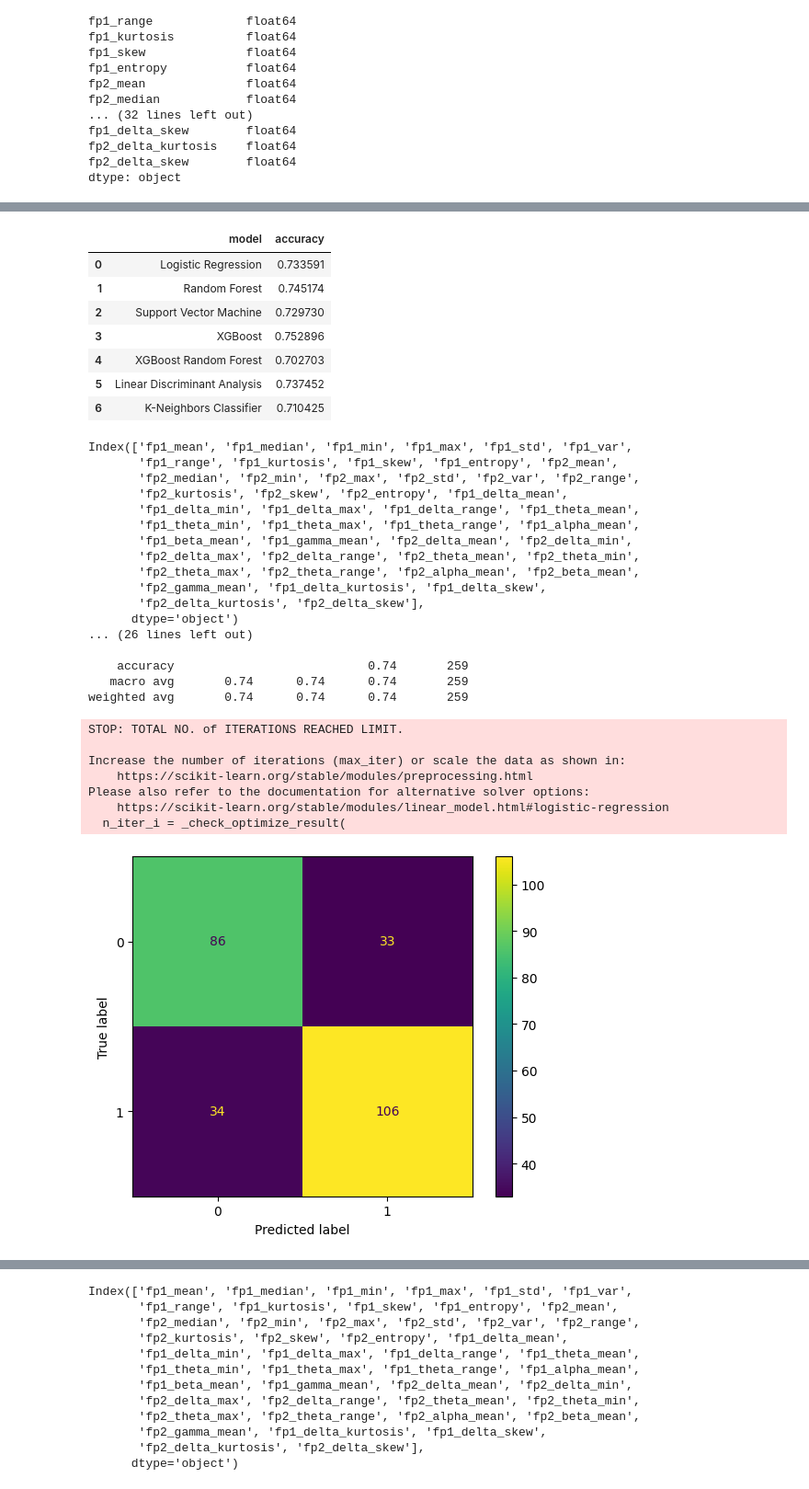
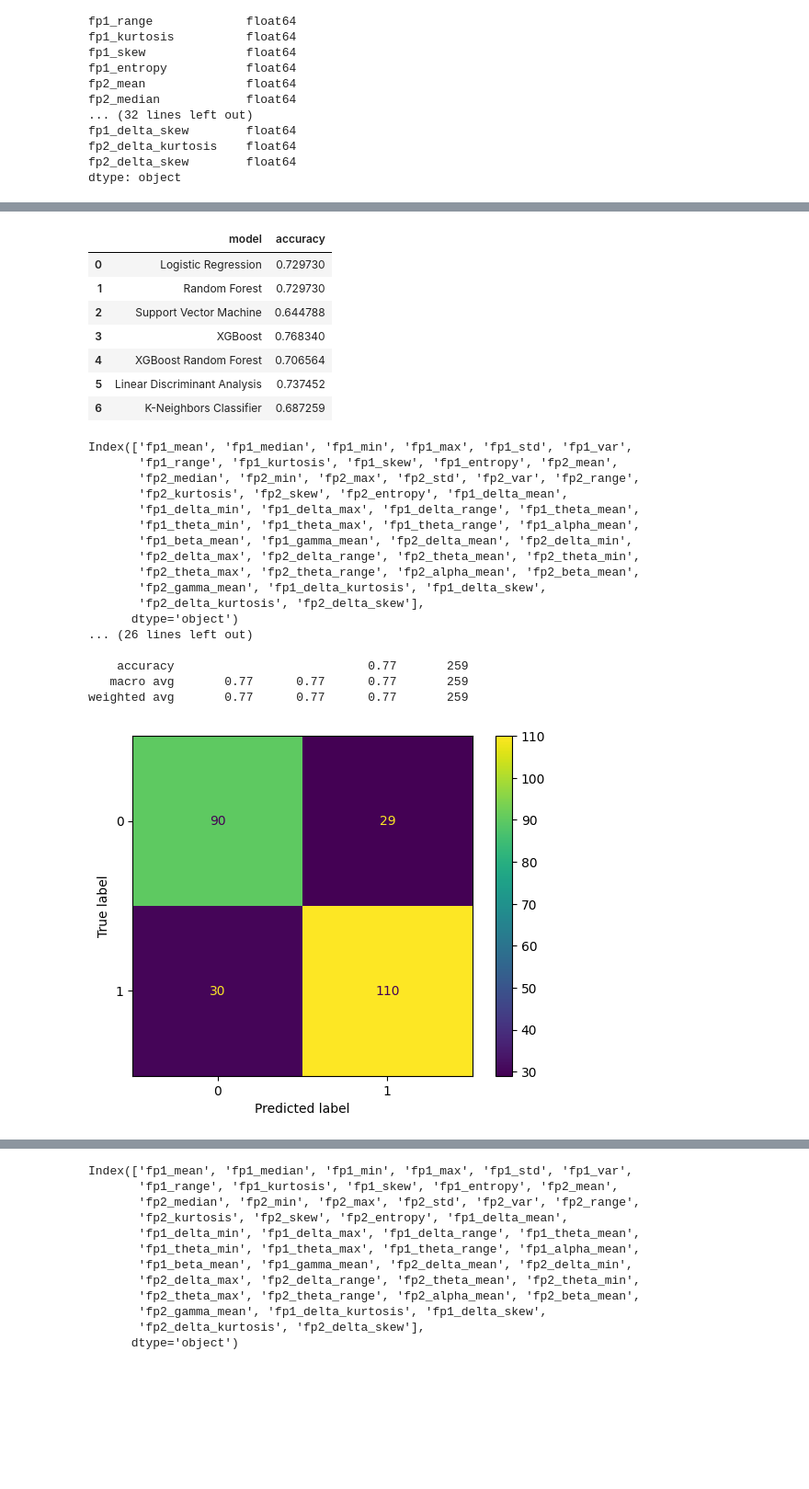
Before and after one commit to edwinsanjaya/bci-finalproject, a Jupyter notebook: sandbox/test-blink-dataset/matlab-to-pickle.ipynb, the cells around one changed output, grey strips where cells are left out. Shown: that part at 92% size. Drawn from its saved outputs; the diff is of its cells as text; code cells hidden in the pictures; blank space fills up the shorter version.

```diff
--- a/sandbox/test-blink-dataset/matlab-to-pickle.ipynb
+++ b/sandbox/test-blink-dataset/matlab-to-pickle.ipynb
@@ -84,8 +84,9 @@ for blink_type in blink_types:
         hist_fp2 += 1e-12
 
         f, psd = signal.welch(fp1, Fs, nperseg=1024)
+        psd = 10 * np.log10(psd)
 
-        psd = 10 * np.log10(psd)
+        fp1_psd = psd
 
         f_delta_indices = np.where((f >= eeg_bands['delta'][0]) & (f < eeg_bands['delta'][1]))
         f_theta_indices = np.where((f >= eeg_bands['theta'][0]) & (f < eeg_bands['theta'][1]))
@@ -110,6 +111,10 @@ for blink_type in blink_types:
         fp1_gamma_mean = np.mean(psd[f_gamma_indices])
 
         f, psd = signal.welch(fp2, Fs, nperseg=1024)
+        psd = 10 * np.log10(psd)
+
+        fp2_psd = psd
+
         f_delta_indices = np.where((f >= eeg_bands['delta'][0]) & (f < eeg_bands['delta'][1]))
         f_theta_indices = np.where((f >= eeg_bands['theta'][0]) & (f < eeg_bands['theta'][1]))
         f_alpha_indices = np.where((f >= eeg_bands['alpha'][0]) & (f < eeg_bands['alpha'][1]))
@@ -133,6 +138,12 @@ for blink_type in blink_types:
         fp2_gamma_mean = np.mean(psd[f_gamma_indices])
 
         new_record = {
+
+            # 'fp1': fp1,
+            # 'fp2': fp2,
+            # 'fp1_psd': fp1_psd,
+            # 'fp2_psd': fp2_psd,
+
             'fp1_mean': np.mean(fp1),
             'fp1_median': np.median(fp1),
             'fp1_min': np.min(fp1),
@@ -234,7 +245,7 @@ def normalize_mms(input_df):
     result = scaler.fit_transform(input_df)
     return pd.DataFrame(result, index=input_df.index, columns=input_df.columns)
 
-train_x = normalize_mms(train_x)
+# train_x = normalize_mms(train_x)
 train_x
 # %% [output]
 |  | fp1_mean | fp1_median | fp1_min | fp1_max | fp1_std | fp1_var | fp1_range | fp1_kurtosis | fp1_skew | ... |
@@ -438,45 +449,38 @@ weighted avg       0.71      0.71      0.71       259
 results
 # %% [output]
 |  | model | accuracy |
-| 0 | Logistic Regression | 0.733591 |
-| 1 | Random Forest | 0.745174 |
-| 2 | Support Vector Machine | 0.729730 |
-| 3 | XGBoost | 0.752896 |
-| 4 | XGBoost Random Forest | 0.702703 |
+| 0 | Logistic Regression | 0.729730 |
+| 1 | Random Forest | 0.729730 |
+| 2 | Support Vector Machine | 0.644788 |
+| 3 | XGBoost | 0.768340 |
+| 4 | XGBoost Random Forest | 0.706564 |
 | 5 | Linear Discriminant Analysis | 0.737452 |
-| 6 | K-Neighbors Classifier | 0.710425 |
+| 6 | K-Neighbors Classifier | 0.687259 |
 # %%
 rfe_model = XGB
 
-rfe_columns = classification.RFE_analysis(train_x, train_y, rfe_model, n_feature_to_select=0.2)
+rfe_columns = classification.RFE_analysis(train_x, train_y, rfe_model, n_feature_to_select=0.8)
 train_x_rfe = train_x[train_x.columns[rfe_columns]]
 rfe_model = classification.model_training(train_x_rfe, train_y, rfe_model)
 # %% [output]
 Index(['fp1_mean', 'fp1_median', 'fp1_min', 'fp1_max', 'fp1_std', 'fp1_var',
        'fp1_range', 'fp1_kurtosis', 'fp1_skew', 'fp1_entropy', 'fp2_mean',
        'fp2_median', 'fp2_min', 'fp2_max', 'fp2_std', 'fp2_var', 'fp2_range',
        'fp2_kurtosis', 'fp2_skew', 'fp2_entropy', 'fp1_delta_mean',
        'fp1_delta_min', 'fp1_delta_max', 'fp1_delta_range', 'fp1_theta_mean',
        'fp1_theta_min', 'fp1_theta_max', 'fp1_theta_range', 'fp1_alpha_mean',
        'fp1_beta_mean', 'fp1_gamma_mean', 'fp2_delta_mean', 'fp2_delta_min',
        'fp2_delta_max', 'fp2_delta_range', 'fp2_theta_mean', 'fp2_theta_min',
        'fp2_theta_max', 'fp2_theta_range', 'fp2_alpha_mean', 'fp2_beta_mean',
        'fp2_gamma_mean', 'fp1_delta_kurtosis', 'fp1_delta_skew',
        'fp2_delta_kurtosis', 'fp2_delta_skew'],
       dtype='object')
 ... (26 lines left out)
 
-    accuracy                           0.74       259
-   macro avg       0.74      0.74      0.74       259
-weighted avg       0.74      0.74      0.74       259
+    accuracy                           0.77       259
+   macro avg       0.77      0.77      0.77       259
+weighted avg       0.77      0.77      0.77       259
-STOP: TOTAL NO. of ITERATIONS REACHED LIMIT.
-
-Increase the number of iterations (max_iter) or scale the data as shown in:
-    https://scikit-learn.org/stable/modules/preprocessing.html
-Please also refer to the documentation for alternative solver options:
-    https://scikit-learn.org/stable/modules/linear_model.html#logistic-regression
-  n_iter_i = _check_optimize_result(
-[figure, old version]
+[figure, new version]
 # %%
 rfe_columns
 # %% [output]
```
Also changed, not shown: parts of 10 cells of this notebook, 1 other file.
